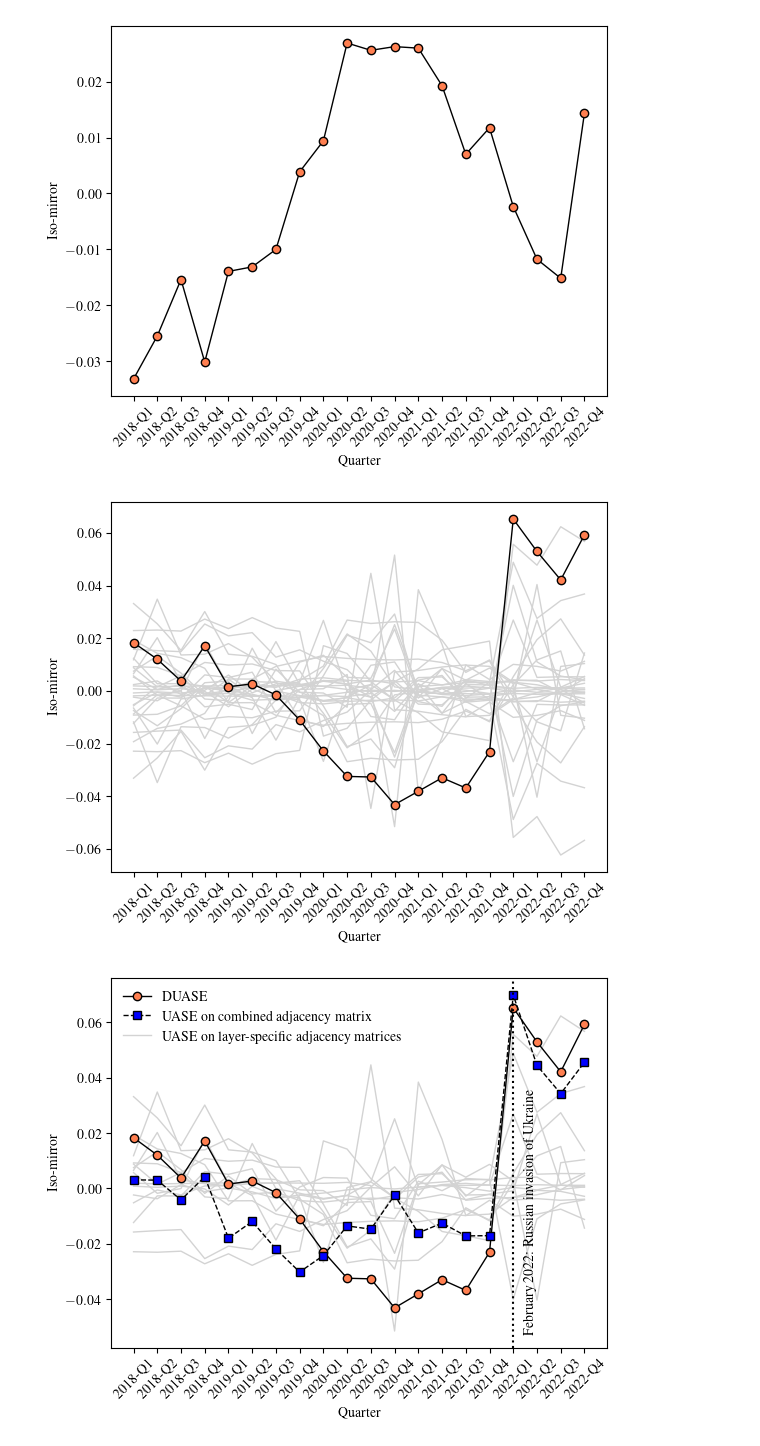
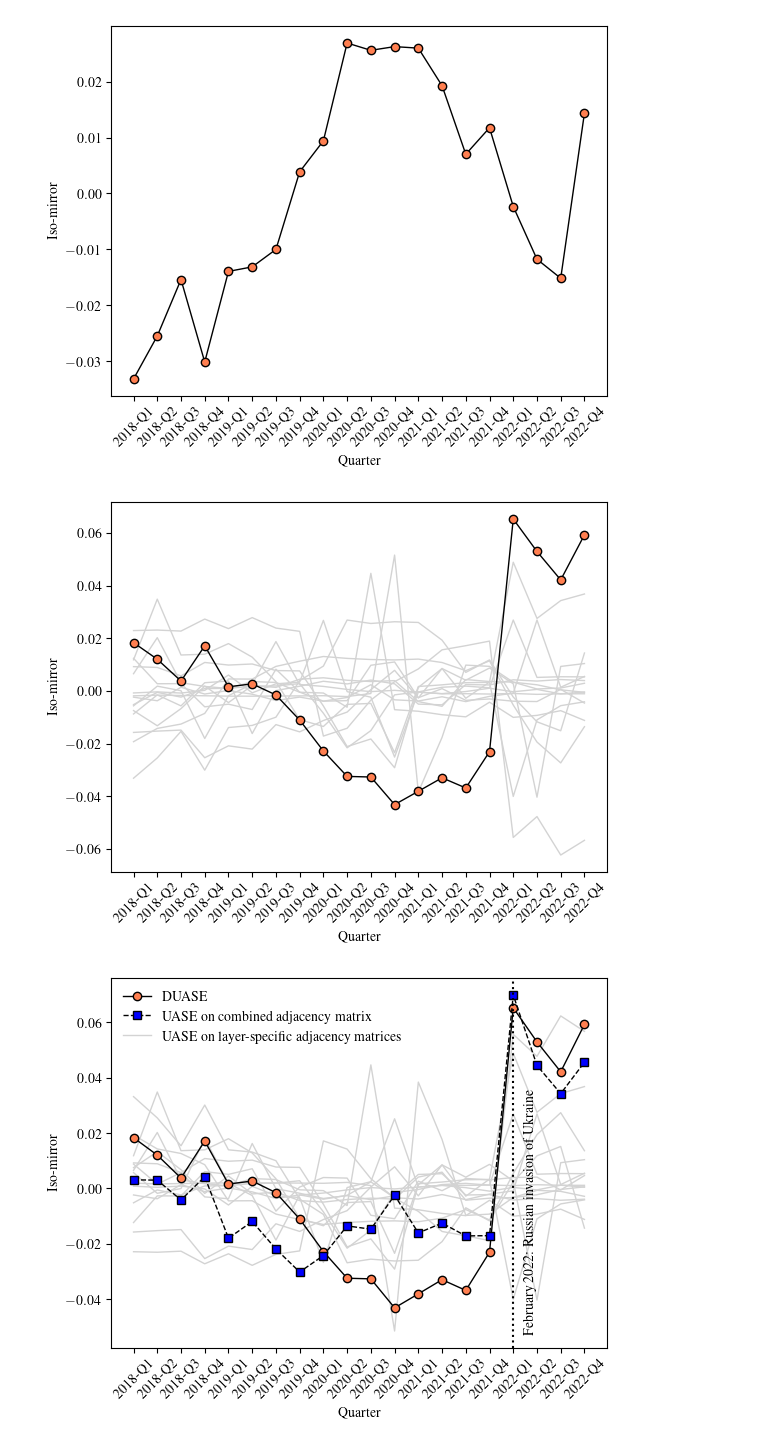
Before and after one commit to mjbaum/dmprdpg, a Jupyter notebook: notebooks/findkg.ipynb, the cells around one changed output. Saved outputs shown, nothing was run; the diff lists cells and outputs as text; code cells hidden in the pictures.

```diff
--- a/notebooks/findkg.ipynb
+++ b/notebooks/findkg.ipynb
@@ -165,7 +165,7 @@ plt.show()
 # %% [markdown]
 Repeat for the right embedding $\hat{\mathbf{Y}}^t,\ t=1,\dots,T$, and plot.
 # %%
-V = dmprdpg.mirror(Y, n_components_cmds=2, n_components_isomap=1, verbose=False)
+V = dmprdpg.mirror(Y, n_components_cmds=2, n_components_isomap=1, n_neighbors=None, custom=True, verbose=False, ord=2)
 plt.plot(np.arange(len(V))+1, V, marker='o', color='black', markerfacecolor='coral', lw=1)
 plt.xticks(np.arange(len(V))+1, labels=list(map_year_quarter.keys()), rotation=45)
 # Set xlabel and ylabel
@@ -215,36 +215,36 @@ for k in range(K):
     # Filter the DataFrame for the current combination
     df_relation = df[df['Relation'] == k]
     # Construct A_dict for the current relation type
     A_dict_k = {}
     for t, event_quarter_id in enumerate(subset_times):
         # Filter the DataFrame for the current combination
         filtered_df = df_relation[df_relation['YearQuarter'] == event_quarter_id]
         # Create a pivot table
         rows = list(filtered_df['Source Entity'])
         columns = list(filtered_df['Target Entity'])
         values = [1.] * len(filtered_df)
         # Convert the pivot table to a sparse matrix
         sparse_matrix = csr_matrix((values, (rows, columns)), shape=(N, N))
         # Add the sparse matrix to the dictionary
         A_dict_k[(0, t)] = sparse_matrix
     # Repeat the analysis for the current relation type to obtain the ISOMIRROR only for that graph with d=9
     X_k, Y_k = dmprdpg.duase(A_dict_k, K=1, T=T, d=d)
-    V_k = dmprdpg.mirror(Y_k, n_components_cmds=2, n_components_isomap=1, verbose=False)
+    V_k = dmprdpg.mirror(Y_k, n_components_cmds=2, n_components_isomap=1, n_neighbors=None, custom=True, verbose=False, ord=2)
     V_dict[k] = V_k
 
 ## Plot the Iso-mirror for all relation types
 for k in range(K):
     plt.plot(np.arange(len(V_dict[k]))+1, V_dict[k], lw=1, c='lightgrey')
-    plt.plot(np.arange(len(V_dict[k]))+1, -V_dict[k], lw=1, c='lightgrey')
+    ## plt.plot(np.arange(len(V_dict[k]))+1, -V_dict[k], lw=1, c='lightgrey')
 plt.xticks(np.arange(len(V_dict[k]))+1, labels=list(map_year_quarter.keys()), rotation=45)
 # Set xlabel and ylabel
 plt.xlabel('Quarter')
 plt.ylabel('Iso-mirror')
 # Plot the global Iso-mirror on top
 plt.plot(np.arange(len(V))+1, V, marker='o', color='black', lw=1, markerfacecolor='coral')
 plt.show()
 # %% [output]
-[figure, old version]
+[figure, new version]
 # %%
 ## Calculate the Iso-mirror from the COMBINED adjacency matrix
 A_dict_combined = {}
```
Also changed, not shown: parts of 4 cells of this notebook, 9 other files.
